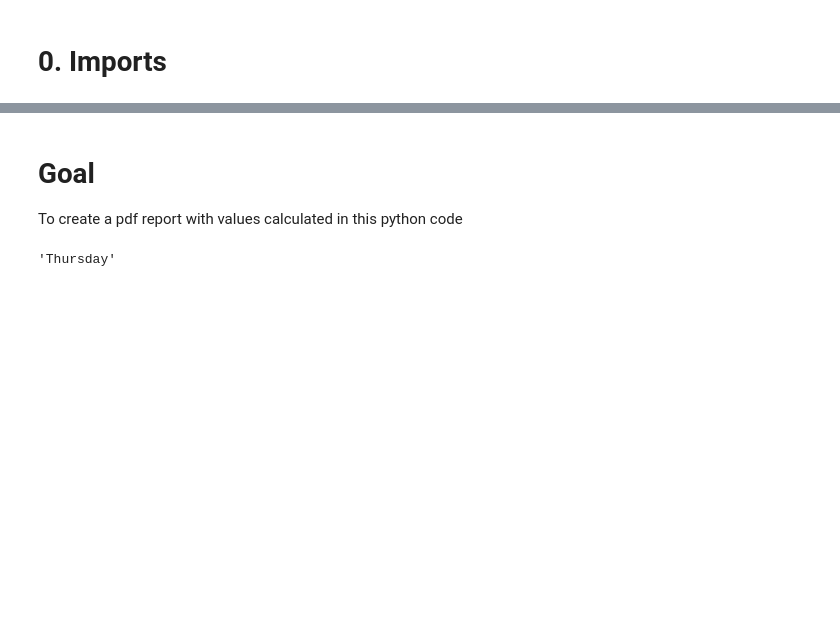
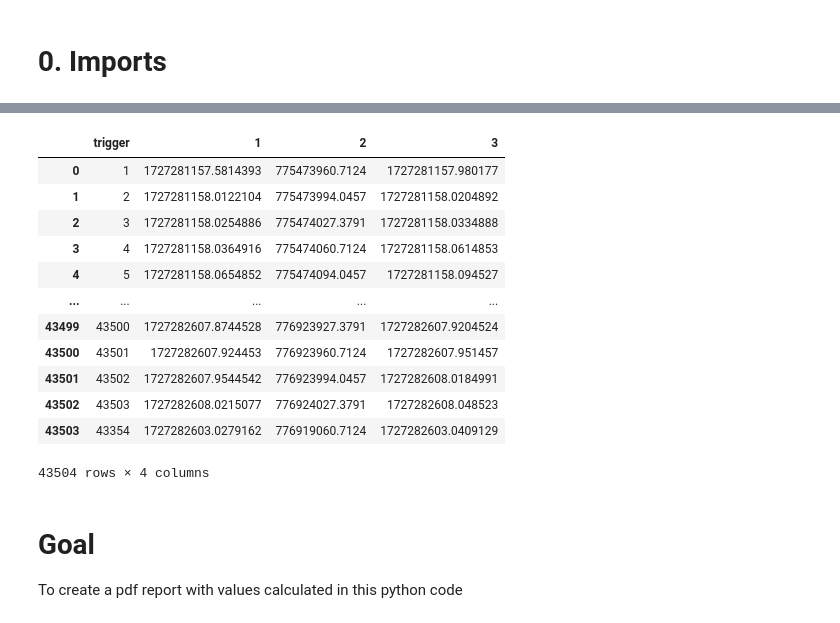
Before and after one commit to BryanGonzalez262/MOBI2024, a Jupyter notebook: CUNY_FACIAL/Code/cuny_data.ipynb, the cells around one changed output, grey strips where cells are left out. Saved outputs shown, nothing was run; the diff lists cells and outputs as text; code cells hidden in the pictures; blank space fills up the shorter version.

```diff
--- a/CUNY_FACIAL/Code/cuny_data.ipynb
+++ b/CUNY_FACIAL/Code/cuny_data.ipynb
@@ -63,14 +125,20 @@ calculated_values = {s: f'{df[s].sum() / len(df) * 100} %'  for s in streams}
+# %%
+get_stim(xdfs, sub_ids[0])
+# %% [output]
+|  | trigger | 1 | 2 | 3 |
+| 0 | 1 | 1727281157.5814393 | 775473960.7124 | 1727281157.980177 |
+| 1 | 2 | 1727281158.0122104 | 775473994.0457 | 1727281158.0204892 |
+| 2 | 3 | 1727281158.0254886 | 775474027.3791 | 1727281158.0334888 |
+| 3 | 4 | 1727281158.0364916 | 775474060.7124 | 1727281158.0614853 |
+| 4 | 5 | 1727281158.0654852 | 775474094.0457 | 1727281158.094527 |
+| ... | ... | ... | ... | ... |
+| 43499 | 43500 | 1727282607.8744528 | 776923927.3791 | 1727282607.9204524 |
+| 43500 | 43501 | 1727282607.924453 | 776923960.7124 | 1727282607.951457 |
+| 43501 | 43502 | 1727282607.9544542 | 776923994.0457 | 1727282608.0184991 |
+| 43502 | 43503 | 1727282608.0215077 | 776924027.3791 | 1727282608.048523 |
+| 43503 | 43354 | 1727282603.0279162 | 776919060.7124 | 1727282603.0409129 |
+43504 rows × 4 columns
 # %% [markdown]
 # Goal
 To create a pdf report with values calculated in this python code
-# %%
-# Generate today's date
-today = date.today()
-today = today.strftime("%B %d, %Y")
-today
-# generate the day of the week
-day_of_week =
-day_of_week
-# %% [output]
-'Thursday'
 # %%
```
Also changed, not shown: parts of 9 cells of this notebook.
